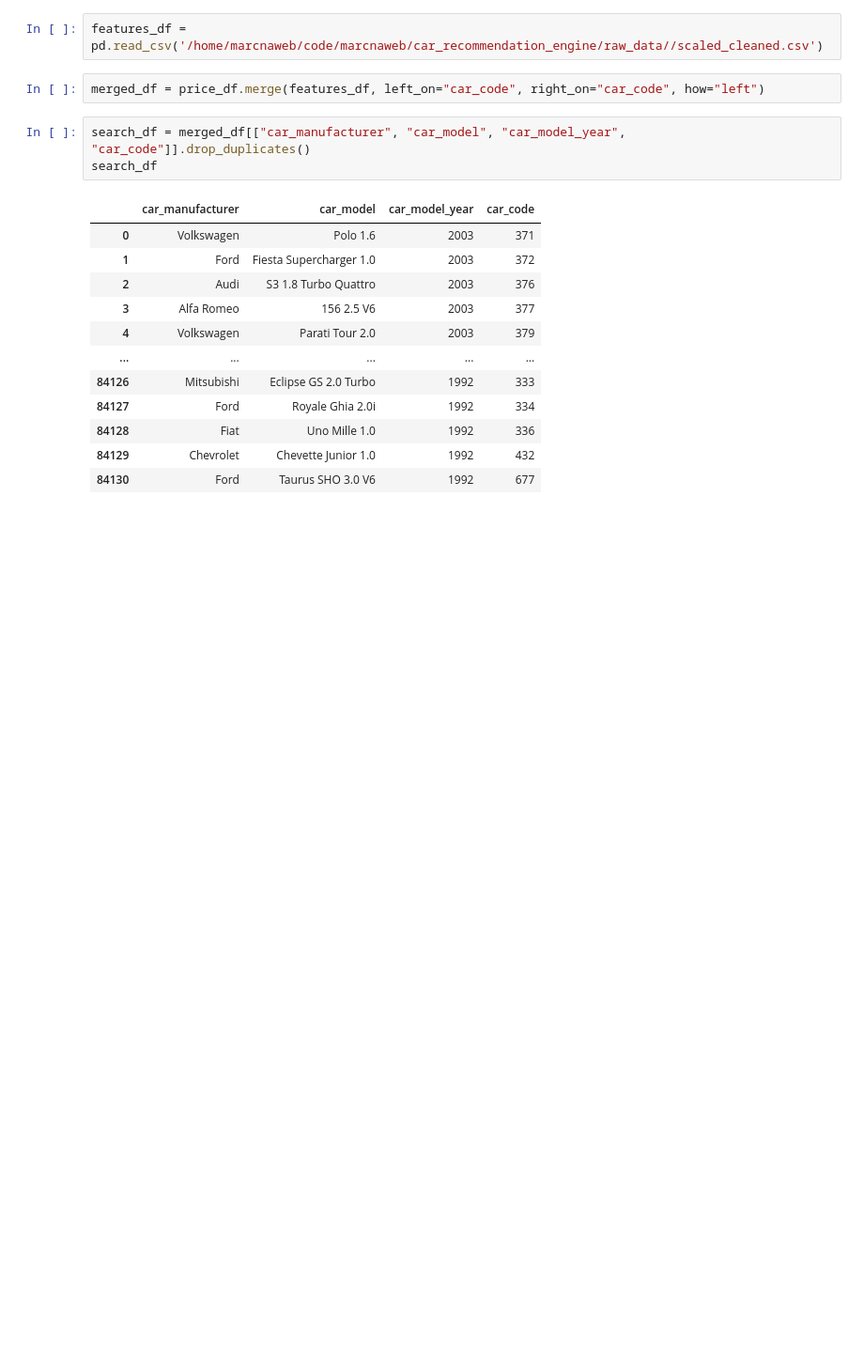
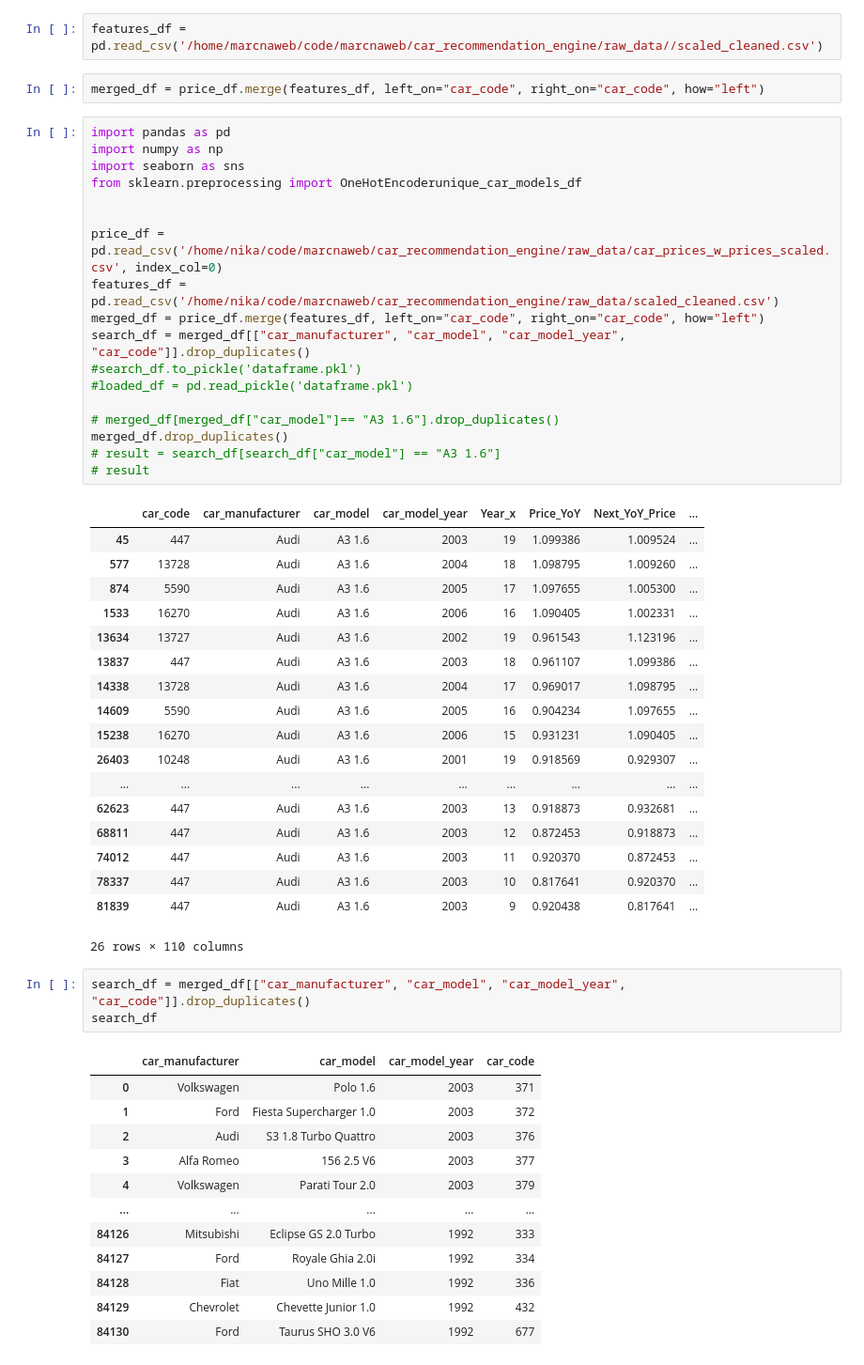
Before and after one commit to marcnaweb/car_recommendation_engine, a Jupyter notebook: notebooks/marc_car_code_finder.ipynb, the cells around one changed output. Shown at 94% size. Drawn from its saved outputs; the diff is of its cells as text; blank space fills up the shorter version.

```diff
--- a/notebooks/marc_car_code_finder.ipynb
+++ b/notebooks/marc_car_code_finder.ipynb
@@ -15,6 +15,43 @@ price_df = pd.read_csv('/home/marcnaweb/code/marcnaweb/car_recommendation_engine
 features_df = pd.read_csv('/home/marcnaweb/code/marcnaweb/car_recommendation_engine/raw_data//scaled_cleaned.csv')
 # %%
 merged_df = price_df.merge(features_df, left_on="car_code", right_on="car_code", how="left")
+# %%
+import pandas as pd
+import numpy as np
+import seaborn as sns
+from sklearn.preprocessing import OneHotEncoderunique_car_models_df
+
+
+price_df = pd.read_csv('/home/nika/code/marcnaweb/car_recommendation_engine/raw_data/car_prices_w_prices_scaled.csv', index_col=0)
+features_df = pd.read_csv('/home/nika/code/marcnaweb/car_recommendation_engine/raw_data/scaled_cleaned.csv')
+merged_df = price_df.merge(features_df, left_on="car_code", right_on="car_code", how="left")
+search_df = merged_df[["car_manufacturer", "car_model", "car_model_year", "car_code"]].drop_duplicates()
+#search_df.to_pickle('dataframe.pkl')
+#loaded_df = pd.read_pickle('dataframe.pkl')
+
+# merged_df[merged_df["car_model"]== "A3 1.6"].drop_duplicates()
+merged_df.drop_duplicates()
+# result = search_df[search_df["car_model"] == "A3 1.6"]
+# result
+# %% [output]
+|  | car_code | car_manufacturer | car_model | car_model_year | Year_x | Price_YoY | Next_YoY_Price | ... |
+| 45 | 447 | Audi | A3 1.6 | 2003 | 19 | 1.099386 | 1.009524 | ... |
+| 577 | 13728 | Audi | A3 1.6 | 2004 | 18 | 1.098795 | 1.009260 | ... |
+| 874 | 5590 | Audi | A3 1.6 | 2005 | 17 | 1.097655 | 1.005300 | ... |
+| 1533 | 16270 | Audi | A3 1.6 | 2006 | 16 | 1.090405 | 1.002331 | ... |
+| 13634 | 13727 | Audi | A3 1.6 | 2002 | 19 | 0.961543 | 1.123196 | ... |
+| 13837 | 447 | Audi | A3 1.6 | 2003 | 18 | 0.961107 | 1.099386 | ... |
+| 14338 | 13728 | Audi | A3 1.6 | 2004 | 17 | 0.969017 | 1.098795 | ... |
+| 14609 | 5590 | Audi | A3 1.6 | 2005 | 16 | 0.904234 | 1.097655 | ... |
+| 15238 | 16270 | Audi | A3 1.6 | 2006 | 15 | 0.931231 | 1.090405 | ... |
+| 26403 | 10248 | Audi | A3 1.6 | 2001 | 19 | 0.918569 | 0.929307 | ... |
+| ... | ... | ... | ... | ... | ... | ... | ... | ... |
+| 62623 | 447 | Audi | A3 1.6 | 2003 | 13 | 0.918873 | 0.932681 | ... |
+| 68811 | 447 | Audi | A3 1.6 | 2003 | 12 | 0.872453 | 0.918873 | ... |
+| 74012 | 447 | Audi | A3 1.6 | 2003 | 11 | 0.920370 | 0.872453 | ... |
+| 78337 | 447 | Audi | A3 1.6 | 2003 | 10 | 0.817641 | 0.920370 | ... |
+| 81839 | 447 | Audi | A3 1.6 | 2003 | 9 | 0.920438 | 0.817641 | ... |
+26 rows × 110 columns
 # %%
 search_df = merged_df[["car_manufacturer", "car_model", "car_model_year", "car_code"]].drop_duplicates()
 search_df
```
Also changed, not shown: 1 other file.
